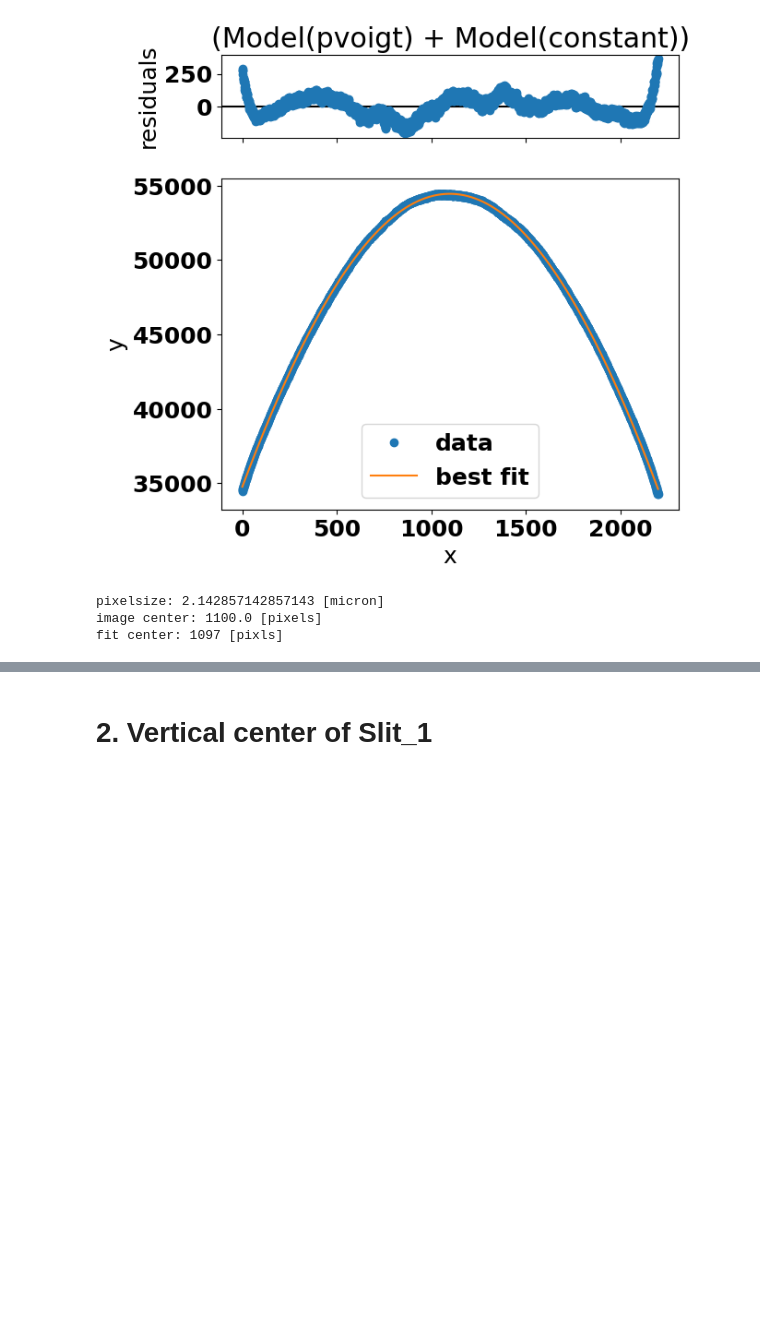
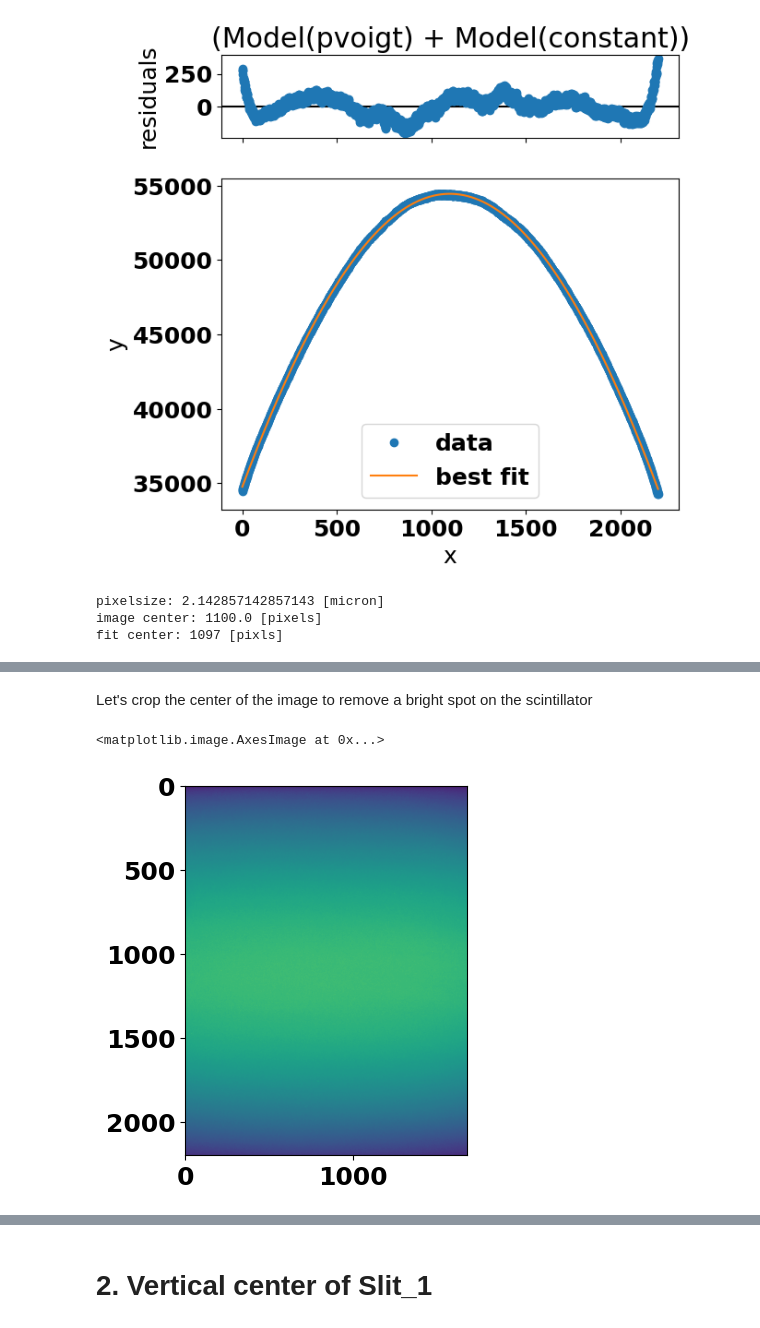
Before and after one commit to gianthk/BEATS_raytracing, a Jupyter notebook: BEATS_commissioning_ver_beam_positions.ipynb, the cells around one changed output, grey strips where cells are left out. Cells and saved outputs as stored; diff of their text form; code cells hidden in the pictures; blank space fills up the shorter version.

```diff
--- a/BEATS_commissioning_ver_beam_positions.ipynb
+++ b/BEATS_commissioning_ver_beam_positions.ipynb
@@ -104,0 +111,7 @@ The detector is centered vertically to the beam..
+# %% [markdown]
+Let's crop the center of the image to remove a bright spot on the scintillator
+# %%
+plt.imshow(im[:,920:2600])
+# %% [output]
+<matplotlib.image.AxesImage at 0x...>
+[figure, added]
```
Also changed, not shown: parts of 42 cells of this notebook, 1 other file.
